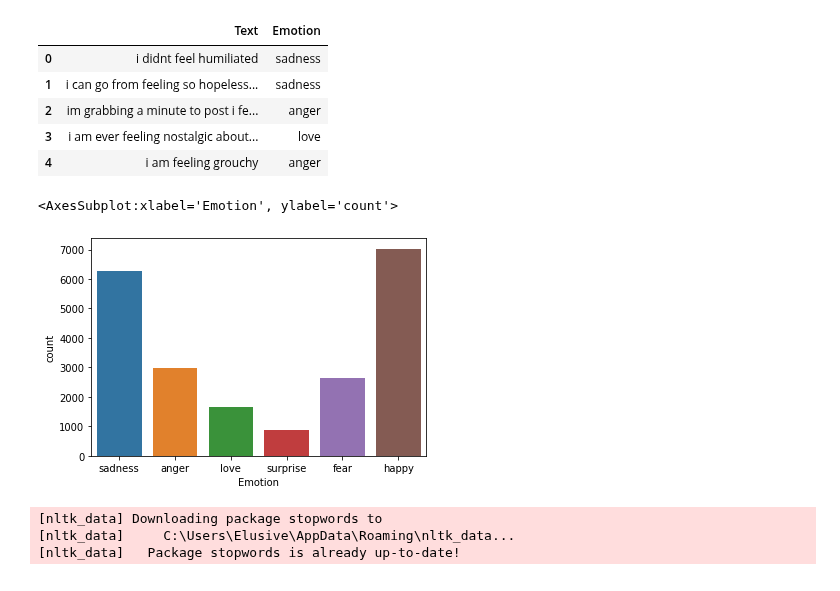
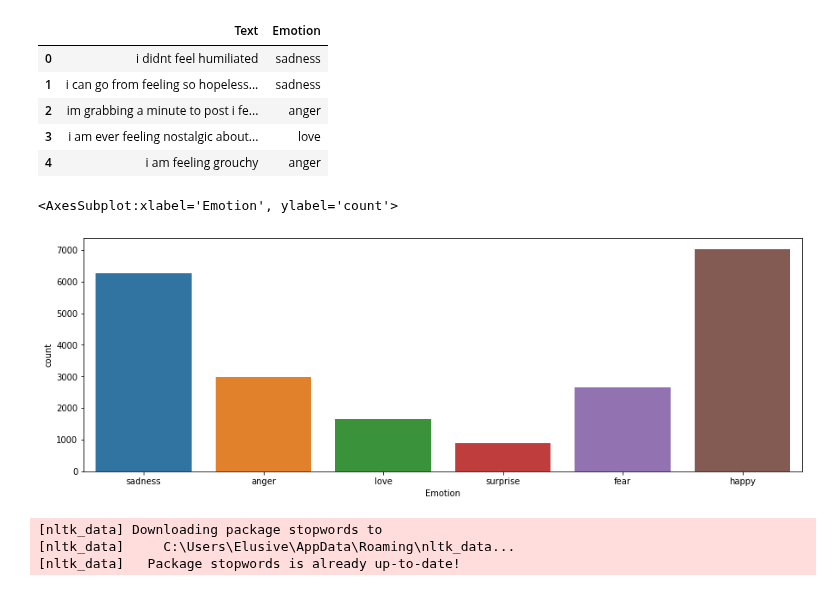
Before and after one commit to Elusive7733/Semantic-Analysis, a Jupyter notebook: Small_Dataset.ipynb, the cells around one changed output. Saved outputs shown, nothing was run; the diff lists cells and outputs as text; code cells hidden in the pictures.

```diff
--- a/Small_Dataset.ipynb
+++ b/Small_Dataset.ipynb
@@ -30,11 +30,13 @@ raw_data.head()
 | 3 | i am ever feeling nostalgic about... | love |
 | 4 | i am feeling grouchy | anger |
 # %%
-# Target Classes
+# Target Classes (Labels)
+plt.figure(figsize=(15,5))
+
 sns.countplot(raw_data['Emotion'])
 # %% [output]
 <AxesSubplot:xlabel='Emotion', ylabel='count'>
-[figure, old version]
+[figure, new version]
 # %%
 raw_data = raw_data.dropna()
 X = raw_data.drop('Emotion',axis=1) # input
```
Also changed, not shown: parts of 19 cells of this notebook, 7 other files.
